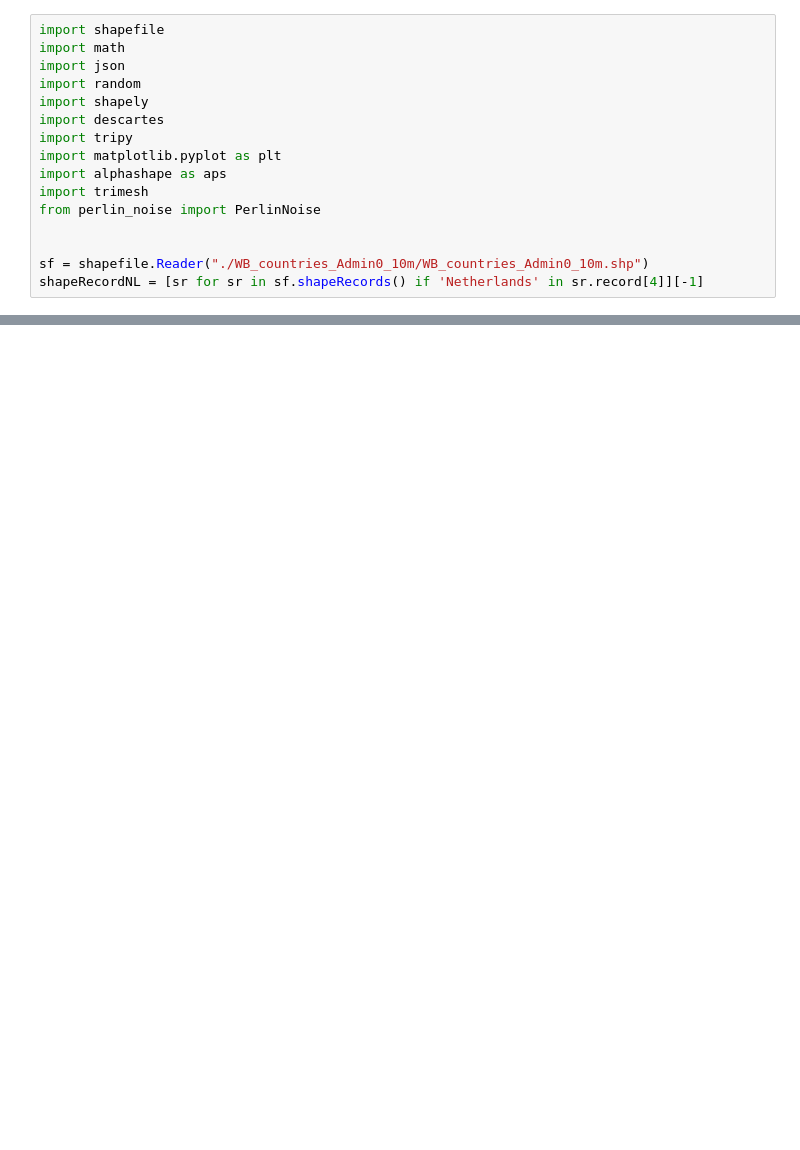
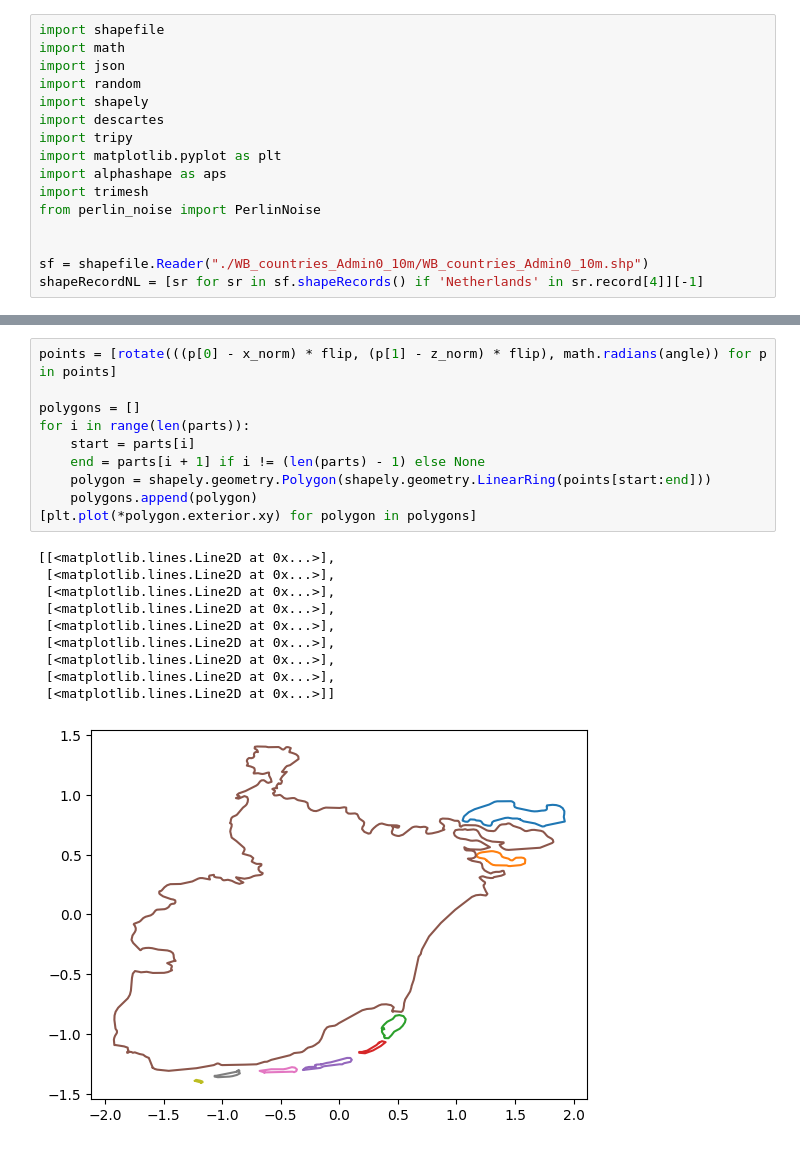
Before and after one commit to JamWithBread/LSDE-2022-Sinking-Netherlands, a Jupyter notebook: alphashape/alphashape.ipynb, the cells around one changed output, grey strips where cells are left out. Drawn from its saved outputs; the diff is of its cells as text; blank space fills up the shorter version.

```diff
--- a/alphashape/alphashape.ipynb
+++ b/alphashape/alphashape.ipynb
@@ -70,0 +81,21 @@ points.extend(grid_points)
+# %%
+points = [rotate(((p[0] - x_norm) * flip, (p[1] - z_norm) * flip), math.radians(angle)) for p in points]
+
+polygons = []
+for i in range(len(parts)):
+    start = parts[i]
+    end = parts[i + 1] if i != (len(parts) - 1) else None
+    polygon = shapely.geometry.Polygon(shapely.geometry.LinearRing(points[start:end]))
+    polygons.append(polygon)
+[plt.plot(*polygon.exterior.xy) for polygon in polygons]
+# %% [output]
+[[<matplotlib.lines.Line2D at 0x...>],
+ [<matplotlib.lines.Line2D at 0x...>],
+ [<matplotlib.lines.Line2D at 0x...>],
+ [<matplotlib.lines.Line2D at 0x...>],
+ [<matplotlib.lines.Line2D at 0x...>],
+ [<matplotlib.lines.Line2D at 0x...>],
+ [<matplotlib.lines.Line2D at 0x...>],
+ [<matplotlib.lines.Line2D at 0x...>],
+ [<matplotlib.lines.Line2D at 0x...>]]
+[figure, added]
```
Also changed, not shown: parts of 8 cells of this notebook, 1 other file.
